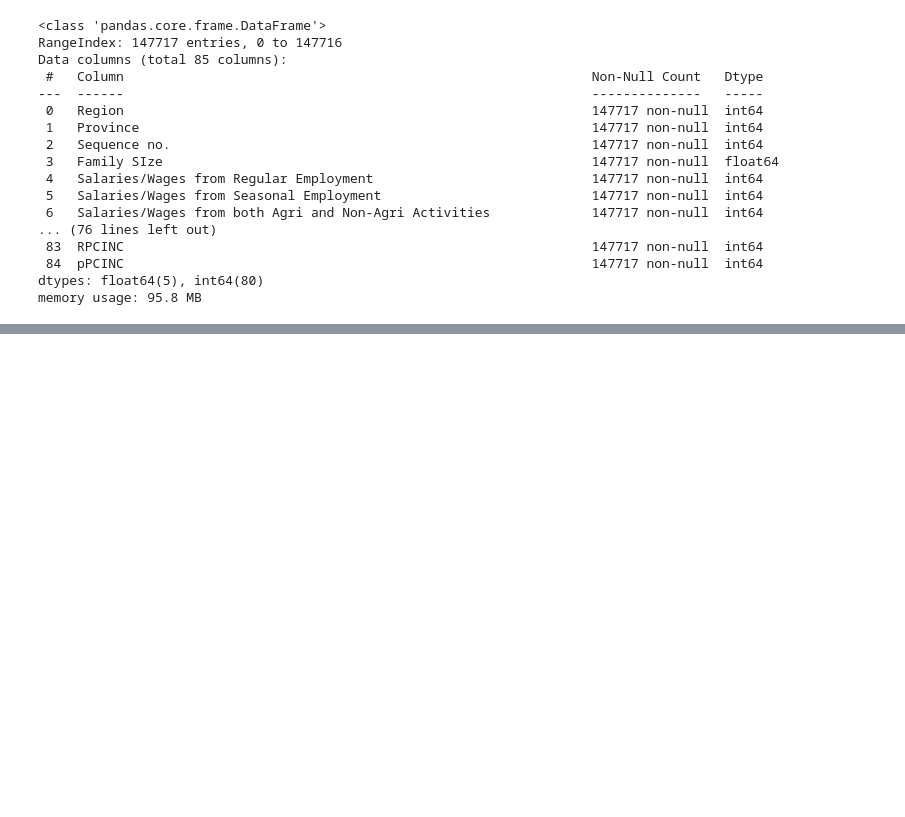
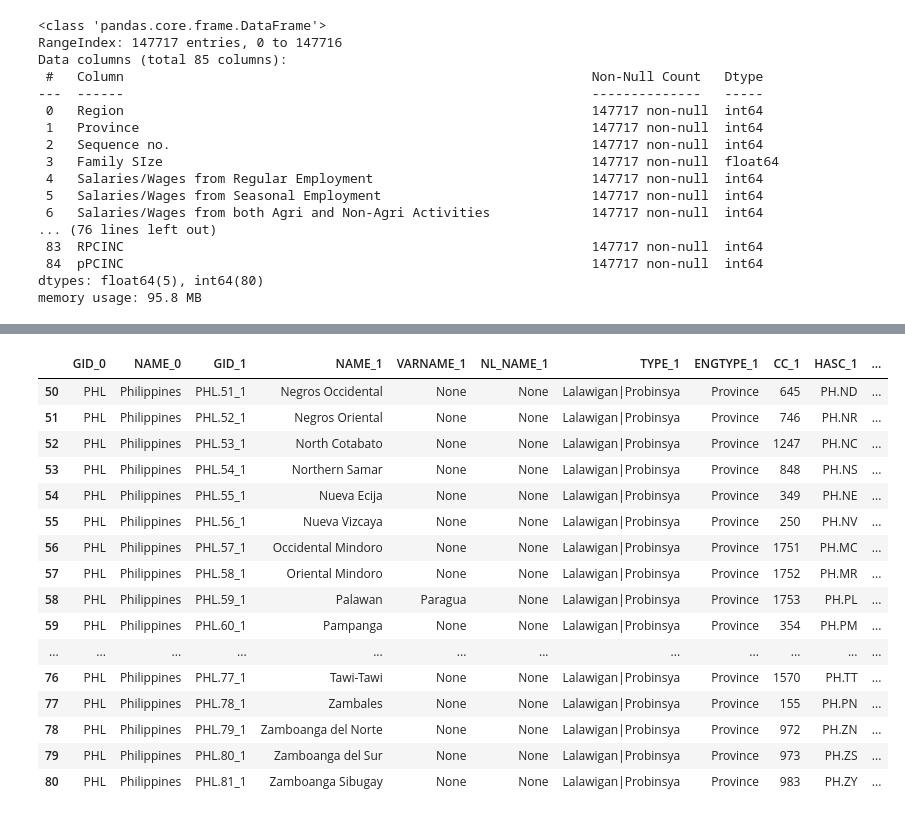
Before and after one commit to Secade/DATA101-FIES2018-DSWD, a Jupyter notebook: FIES2018 EDA.ipynb, the cells around one changed output, grey strips where cells are left out. Saved outputs shown, nothing was run; the diff lists cells and outputs as text; code cells hidden in the pictures; blank space fills up the shorter version.

```diff
--- a/FIES2018 EDA.ipynb
+++ b/FIES2018 EDA.ipynb
@@ -49,0 +195,20 @@ ph = gpd.read_file(r'gadm36_PHL/gadm36_PHL_2.shp')
+# %%
+ph_provinces[50:81]
+# %% [output]
+|  | GID_0 | NAME_0 | GID_1 | NAME_1 | VARNAME_1 | NL_NAME_1 | TYPE_1 | ENGTYPE_1 | CC_1 | HASC_1 | ... |
+| 50 | PHL | Philippines | PHL.51_1 | Negros Occidental | None | None | Lalawigan|Probinsya | Province | 645 | PH.ND | ... |
+| 51 | PHL | Philippines | PHL.52_1 | Negros Oriental | None | None | Lalawigan|Probinsya | Province | 746 | PH.NR | ... |
+| 52 | PHL | Philippines | PHL.53_1 | North Cotabato | None | None | Lalawigan|Probinsya | Province | 1247 | PH.NC | ... |
+| 53 | PHL | Philippines | PHL.54_1 | Northern Samar | None | None | Lalawigan|Probinsya | Province | 848 | PH.NS | ... |
+| 54 | PHL | Philippines | PHL.55_1 | Nueva Ecija | None | None | Lalawigan|Probinsya | Province | 349 | PH.NE | ... |
+| 55 | PHL | Philippines | PHL.56_1 | Nueva Vizcaya | None | None | Lalawigan|Probinsya | Province | 250 | PH.NV | ... |
+| 56 | PHL | Philippines | PHL.57_1 | Occidental Mindoro | None | None | Lalawigan|Probinsya | Province | 1751 | PH.MC | ... |
+| 57 | PHL | Philippines | PHL.58_1 | Oriental Mindoro | None | None | Lalawigan|Probinsya | Province | 1752 | PH.MR | ... |
+| 58 | PHL | Philippines | PHL.59_1 | Palawan | Paragua | None | Lalawigan|Probinsya | Province | 1753 | PH.PL | ... |
+| 59 | PHL | Philippines | PHL.60_1 | Pampanga | None | None | Lalawigan|Probinsya | Province | 354 | PH.PM | ... |
+| ... | ... | ... | ... | ... | ... | ... | ... | ... | ... | ... | ... |
+| 76 | PHL | Philippines | PHL.77_1 | Tawi-Tawi | None | None | Lalawigan|Probinsya | Province | 1570 | PH.TT | ... |
+| 77 | PHL | Philippines | PHL.78_1 | Zambales | None | None | Lalawigan|Probinsya | Province | 155 | PH.PN | ... |
+| 78 | PHL | Philippines | PHL.79_1 | Zamboanga del Norte | None | None | Lalawigan|Probinsya | Province | 972 | PH.ZN | ... |
+| 79 | PHL | Philippines | PHL.80_1 | Zamboanga del Sur | None | None | Lalawigan|Probinsya | Province | 973 | PH.ZS | ... |
+| 80 | PHL | Philippines | PHL.81_1 | Zamboanga Sibugay | None | None | Lalawigan|Probinsya | Province | 983 | PH.ZY | ... |
```
Also changed, not shown: parts of 10 cells of this notebook, 7 other files.
